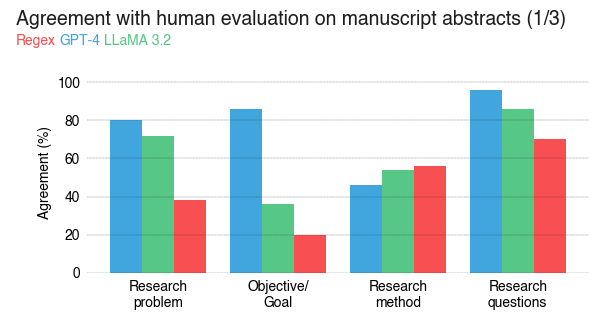
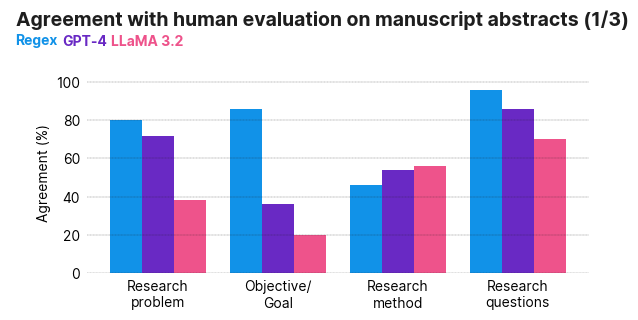
Unified diff of the notebook cell whose output changed from the first chart to the second:
--- before
+++ after
@@ -3,10 +3,13 @@
     methods = df_sorted["Method"].unique()
     colors = {
-        "Regex": "#F84F52",
-        "GPT-4": "#40A6DD",
-        "LLaMA 3.2": "#57C785"
-        # "Reproscreener (regex)": "#FBA4A6",
-        # "GPT-4": "#B0DAF1",
-        # "LLaMA 3.2": "#8FDAAE"
+        # "Regex": "#F84F52",
+        # "GPT-4": "#40A6DD",
+        # "LLaMA 3.2": "#57C785"
+        # "Regex": "#a56eff",
+        # "GPT-4": "#005d5d",
+        # "LLaMA 3.2": "#002d9c"
+        "Regex": "#ee538b",
+        "GPT-4": "#1192e8",
+        "LLaMA 3.2": "#6929c4"
     }
 
@@ -43,7 +46,7 @@
             s="<Regex> <GPT-4> <LLaMA 3.2>",
             highlight_textprops=[
-                {"color": colors["Regex"], "fontweight": "bold"},
                 {"color": colors["GPT-4"], "fontweight": "bold"},
                 {"color": colors["LLaMA 3.2"], "fontweight": "bold"},
+                {"color": colors["Regex"], "fontweight": "bold"},
             ],
             
@@ -52,4 +55,5 @@
         plt.savefig(current_figures_dir + f"agreements_on_abstracts_row{idx}.png", dpi=320, bbox_inches="tight")
         plt.savefig(thesis_figures_dir + f"agreements_on_abstracts_row{idx}.png", dpi=320, bbox_inches="tight")
+        plt.savefig(presentation_figures_dir + f"agreements_on_abstracts_row{idx}.png", dpi=320, bbox_inches="tight")
         plt.show()
 

Commit: fix plot legend order; remove webui urls